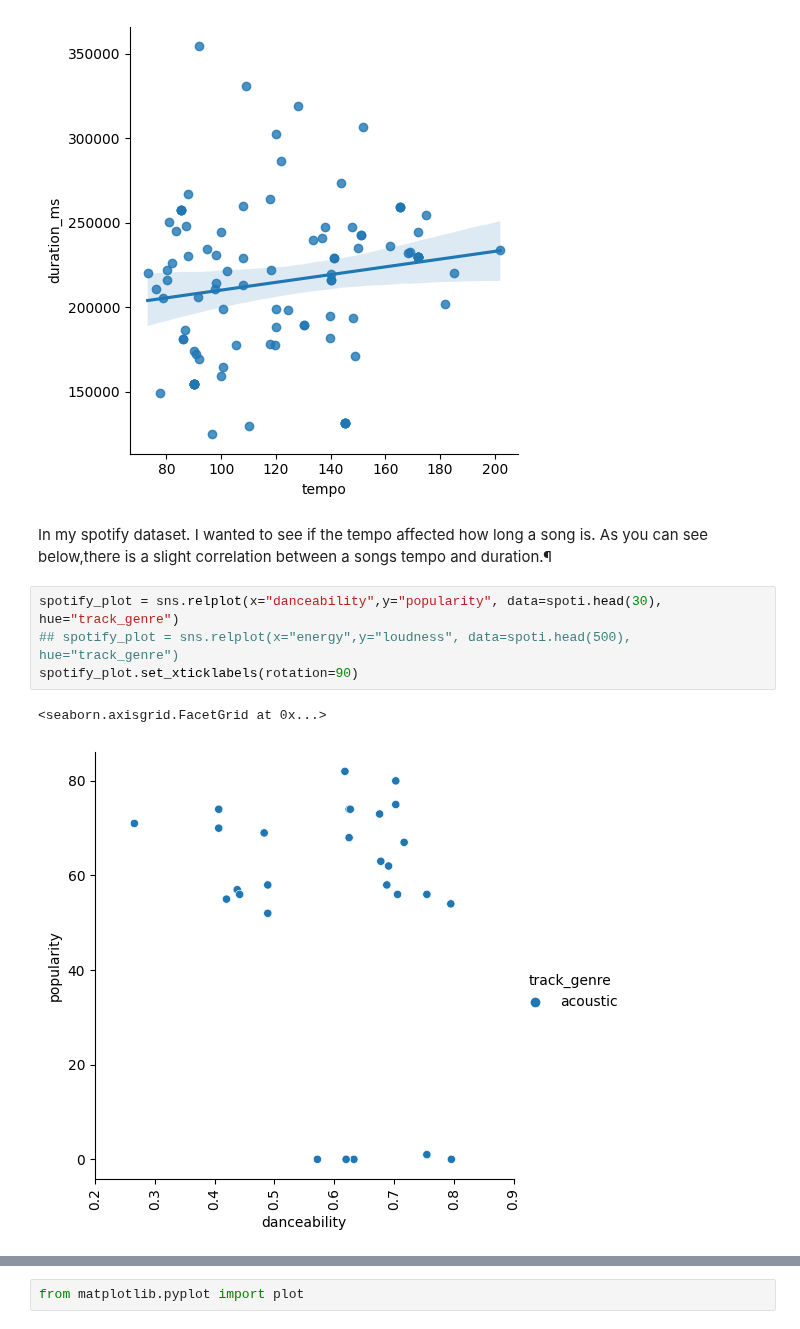
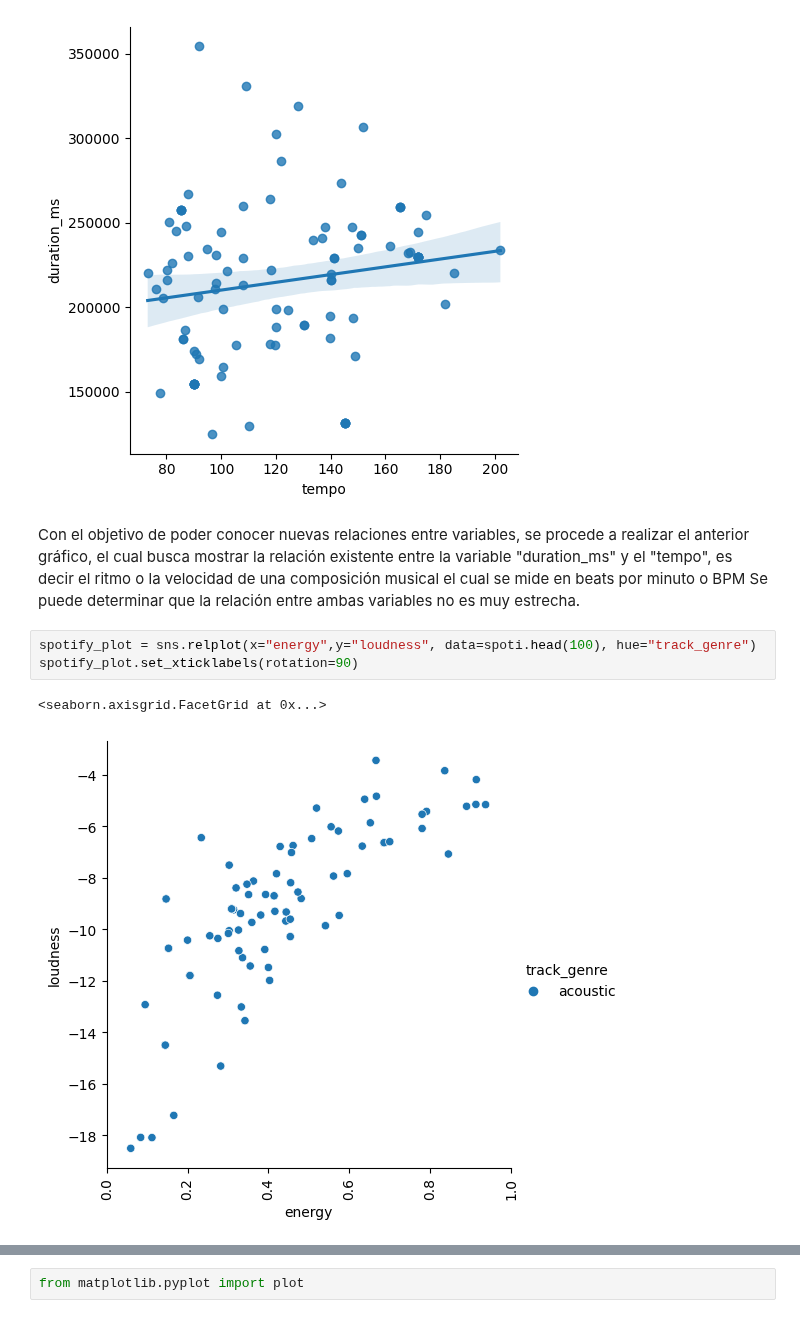
Before and after one commit to FacundoCardozo5/Nuevo-repo, a Jupyter notebook: notebooks/Proyecto_ParteIII_Cardozo.ipynb, the cells around one changed output, grey strips where cells are left out. Drawn from its saved outputs; the diff is of its cells as text.

```diff
--- a/notebooks/Proyecto_ParteIII_Cardozo.ipynb
+++ b/notebooks/Proyecto_ParteIII_Cardozo.ipynb
@@ -383,12 +385,12 @@ spoti
 sums_lmplot = sns.lmplot(x="tempo", y="duration_ms", data=spoti)
 # %% [output]
 [figure]
-# %% [markdown]
-In my spotify dataset. I wanted to see if the tempo affected how long a song is. As you can see below,there is a slight correlation between a songs tempo and duration.¶
+# %% [markdown]
+Con el objetivo de poder conocer nuevas relaciones entre variables, se procede a realizar el anterior gráfico, el cual busca mostrar la relación existente entre la variable "duration_ms" y el "tempo", es decir el ritmo o la velocidad de una composición musical el cual se mide en beats por minuto o BPM
+Se puede determinar que la relación entre ambas variables no es muy estrecha.
 # %%
-spotify_plot = sns.relplot(x="danceability",y="popularity", data=spoti.head(30), hue="track_genre")
-## spotify_plot = sns.relplot(x="energy",y="loudness", data=spoti.head(500), hue="track_genre")
+spotify_plot = sns.relplot(x="energy",y="loudness", data=spoti.head(100), hue="track_genre")
 spotify_plot.set_xticklabels(rotation=90)
 # %% [output]
 <seaborn.axisgrid.FacetGrid at 0x...>
-[figure, old version]
+[figure, new version]
```
Also changed, not shown: parts of 3 cells of this notebook.
